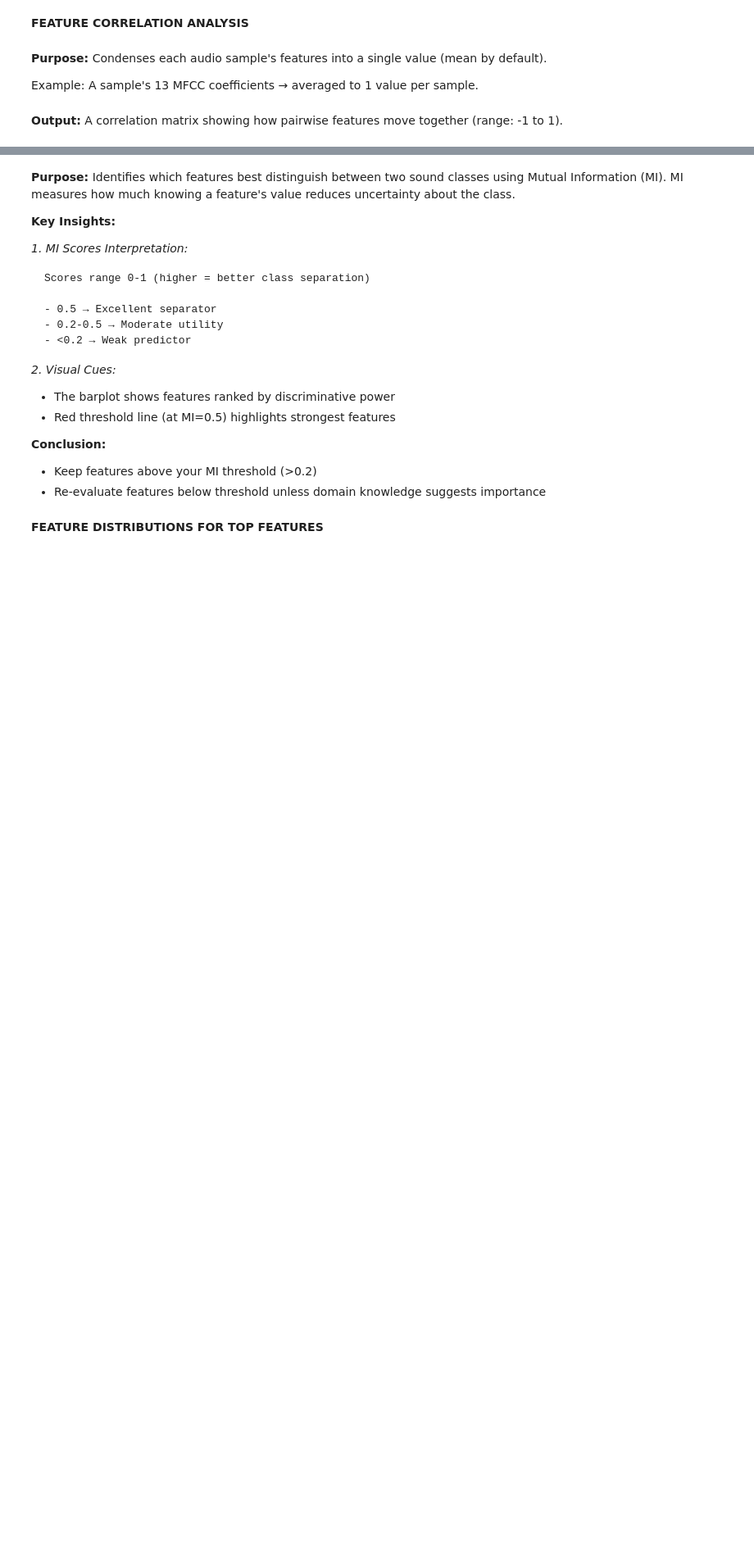
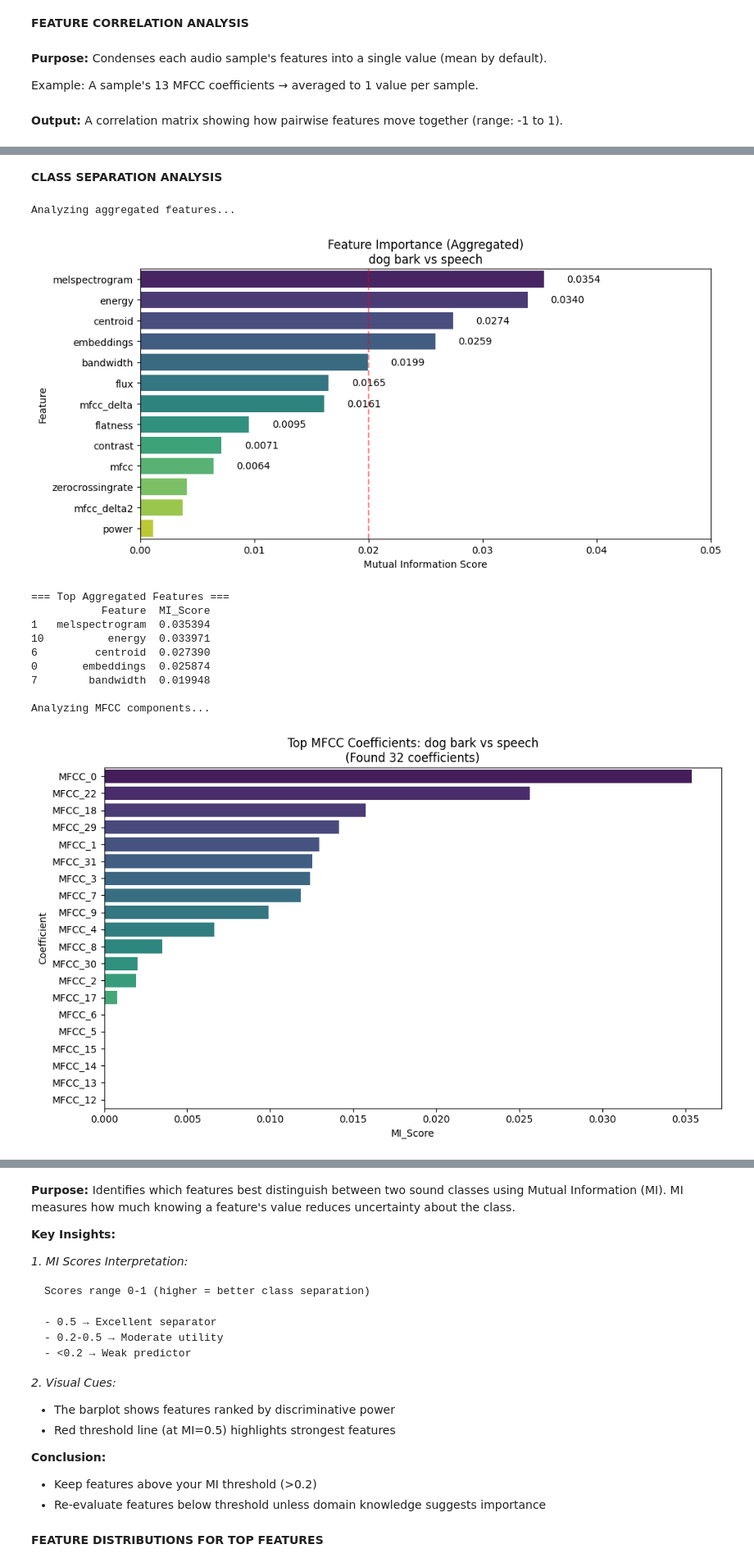
Before and after one commit to 8asic/mlpc2025-sound-event-detection, a Jupyter notebook: T3-Classification/1. Labeling Function.ipynb, the cells around one changed output, grey strips where cells are left out. Shown at 82% size. Drawn from its saved outputs; the diff is of its cells as text; code cells hidden in the pictures; blank space fills up the shorter version.

```diff
--- a/T3-Classification/1. Labeling Function.ipynb
+++ b/T3-Classification/1. Labeling Function.ipynb
@@ -508,6 +509,0 @@ Very high correlation (0.81) → Both describe spectral shape:
-# %%
-# Get SR from first audio file
-first_audio = os.listdir(AUDIO_FOLDER)[0]
-y, sr = librosa.load(os.path.join(AUDIO_FOLDER, first_audio), sr=None)
-
-print(f"Actual sampling rate: {sr} Hz")
@@ -547,14 +509,0 @@ Implied hop length: 3833 samples
-# %%
-print("\nVerifying consistency across files...")
-resolutions = []
-
-for fname in feature_files[:5]:  # Check first 5 files
-    with np.load(os.path.join(AUDIO_FEATURE_FOLDER, fname)) as data:
-        n_frames = data['mfcc'].shape[0]
-    audio_file = fname.replace('audio_features', 'audio').replace('.npz', '.mp3')
-    y, _ = librosa.load(os.path.join(AUDIO_FEATURE_FOLDER.replace('audio_features', 'audio'), audio_file), sr=None)
-    duration = librosa.get_duration(y=y, sr=sr)
-    resolutions.append(duration / n_frames)
-
-print(f"Consistent resolution: {np.allclose(resolutions, resolutions[0])}")
-print(f"Average resolution: {np.mean(resolutions):.4f} ± {np.std(resolutions):.4f} sec")
@@ -689,0 +510,2 @@ ANOVA p-value: 9.1e-02
+# %% [markdown]
+**CLASS SEPARATION ANALYSIS**
@@ -689,0 +614,26 @@ ANOVA p-value: 9.1e-02
+# %%
+if __name__ == "__main__":
+    # 1. Analyze aggregated features
+    print("Analyzing aggregated features...")
+    agg_results = analyze_feature_types("dog bark", "speech")
+    print("\n=== Top Aggregated Features ===")
+    print(agg_results.head())
+
+    # 2. Analyze MFCC components
+    print("\nAnalyzing MFCC components...")
+    mfcc_results = analyze_mfcc_components("dog bark", "speech")
+    print("\n=== Top MFCC Components ===")
+    print(mfcc_results.head())
+# %% [output]
+Analyzing aggregated features...
+[figure, added]
+=== Top Aggregated Features ===
+           Feature  MI_Score
+1   melspectrogram  0.035394
+10          energy  0.033971
+6         centroid  0.027390
+0       embeddings  0.025874
+7        bandwidth  0.019948
+
+Analyzing MFCC components...
+[figure, added]
```
Also changed, not shown: parts of 22 cells of this notebook.
